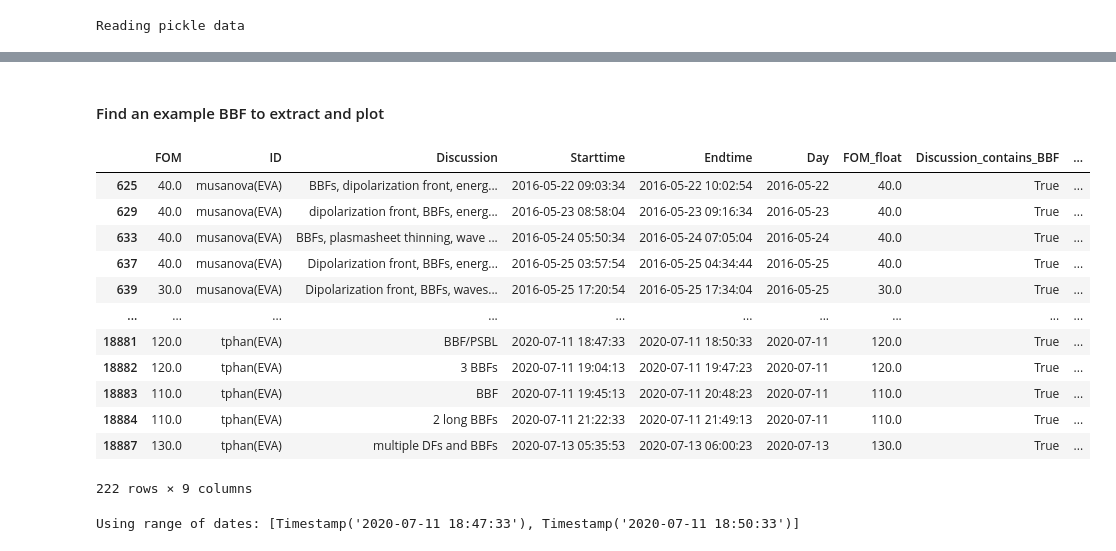
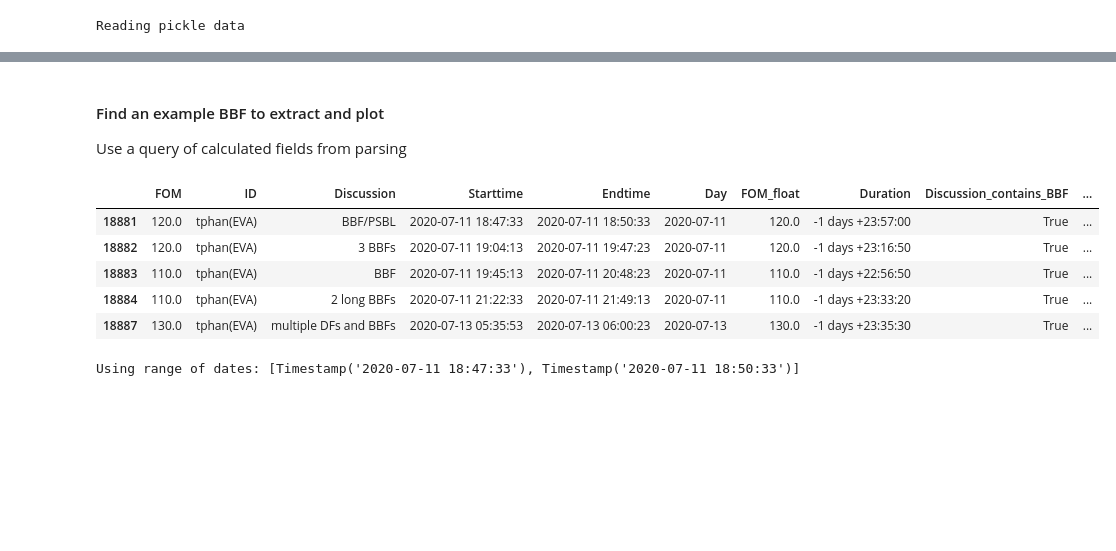
Before and after one commit to heliohackweek/mms_data_hunt, a Jupyter notebook: memes/example_sitl_read.ipynb, the cells around one changed output, grey strips where cells are left out. Drawn from its saved outputs; the diff is of its cells as text; code cells hidden in the pictures; blank space fills up the shorter version.

```diff
--- a/memes/example_sitl_read.ipynb
+++ b/memes/example_sitl_read.ipynb
@@ -120,21 +120,15 @@ reports_df.query('FOM_float > 160 & Discussion_contains_BBF == True')
 # %% [markdown]
 #### Find an example BBF to extract and plot
+Use a query of calculated fields from parsing
-# %%
-reports_df.loc[reports_df.Discussion.str.contains('BBF',case=False)]
-# %% [output]
-|  | FOM | ID | Discussion | Starttime | Endtime | Day | FOM_float | Discussion_contains_BBF | ... |
-| 625 | 40.0 | musanova(EVA) | BBFs, dipolarization front, energ... | 2016-05-22 09:03:34 | 2016-05-22 10:02:54 | 2016-05-22 | 40.0 | True | ... |
-| 629 | 40.0 | musanova(EVA) | dipolarization front, BBFs, energ... | 2016-05-23 08:58:04 | 2016-05-23 09:16:34 | 2016-05-23 | 40.0 | True | ... |
-| 633 | 40.0 | musanova(EVA) | BBFs, plasmasheet thinning, wave ... | 2016-05-24 05:50:34 | 2016-05-24 07:05:04 | 2016-05-24 | 40.0 | True | ... |
-| 637 | 40.0 | musanova(EVA) | Dipolarization front, BBFs, energ... | 2016-05-25 03:57:54 | 2016-05-25 04:34:44 | 2016-05-25 | 40.0 | True | ... |
-| 639 | 30.0 | musanova(EVA) | Dipolarization front, BBFs, waves... | 2016-05-25 17:20:54 | 2016-05-25 17:34:04 | 2016-05-25 | 30.0 | True | ... |
-| ... | ... | ... | ... | ... | ... | ... | ... | ... | ... |
-| 18881 | 120.0 | tphan(EVA) | BBF/PSBL | 2020-07-11 18:47:33 | 2020-07-11 18:50:33 | 2020-07-11 | 120.0 | True | ... |
-| 18882 | 120.0 | tphan(EVA) | 3 BBFs | 2020-07-11 19:04:13 | 2020-07-11 19:47:23 | 2020-07-11 | 120.0 | True | ... |
-| 18883 | 110.0 | tphan(EVA) | BBF | 2020-07-11 19:45:13 | 2020-07-11 20:48:23 | 2020-07-11 | 110.0 | True | ... |
-| 18884 | 110.0 | tphan(EVA) | 2 long BBFs | 2020-07-11 21:22:33 | 2020-07-11 21:49:13 | 2020-07-11 | 110.0 | True | ... |
-| 18887 | 130.0 | tphan(EVA) | multiple DFs and BBFs | 2020-07-13 05:35:53 | 2020-07-13 06:00:23 | 2020-07-13 | 130.0 | True | ... |
-222 rows × 9 columns
+# %%
+reports_df.query('FOM_float > 40 & Discussion_contains_BBF == True & Discussion_contains_uncertainty == False').tail(5)
+# %% [output]
+|  | FOM | ID | Discussion | Starttime | Endtime | Day | FOM_float | Duration | Discussion_contains_BBF | ... |
+| 18881 | 120.0 | tphan(EVA) | BBF/PSBL | 2020-07-11 18:47:33 | 2020-07-11 18:50:33 | 2020-07-11 | 120.0 | -1 days +23:57:00 | True | ... |
+| 18882 | 120.0 | tphan(EVA) | 3 BBFs | 2020-07-11 19:04:13 | 2020-07-11 19:47:23 | 2020-07-11 | 120.0 | -1 days +23:16:50 | True | ... |
+| 18883 | 110.0 | tphan(EVA) | BBF | 2020-07-11 19:45:13 | 2020-07-11 20:48:23 | 2020-07-11 | 110.0 | -1 days +22:56:50 | True | ... |
+| 18884 | 110.0 | tphan(EVA) | 2 long BBFs | 2020-07-11 21:22:33 | 2020-07-11 21:49:13 | 2020-07-11 | 110.0 | -1 days +23:33:20 | True | ... |
+| 18887 | 130.0 | tphan(EVA) | multiple DFs and BBFs | 2020-07-13 05:35:53 | 2020-07-13 06:00:23 | 2020-07-13 | 130.0 | -1 days +23:35:30 | True | ... |
 # %%
 # Take an example from dataframe:
 n_event = 18881    # pick index of example event (data needs to exist!)
```
Also changed, not shown: parts of 8 cells of this notebook.
